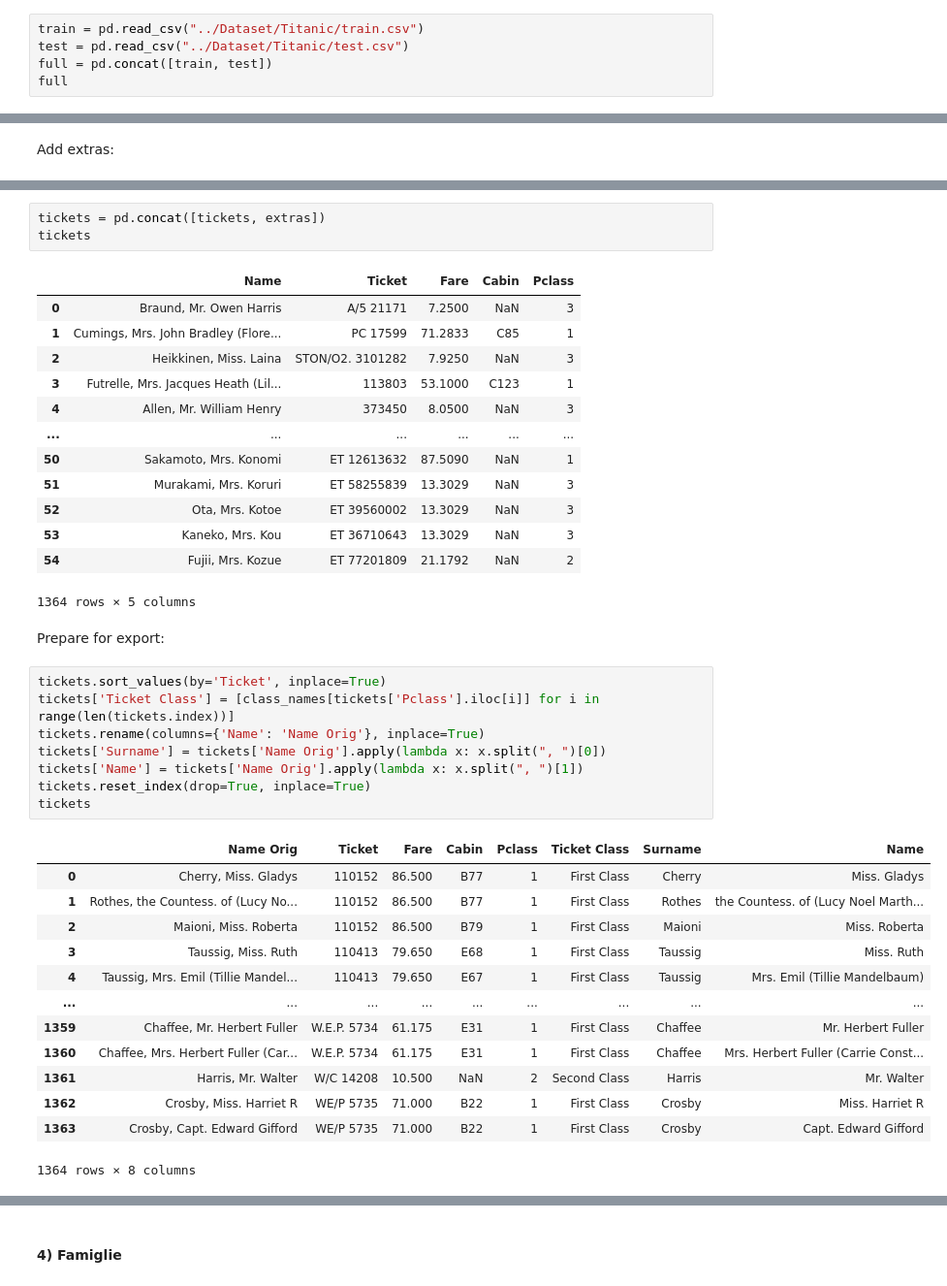
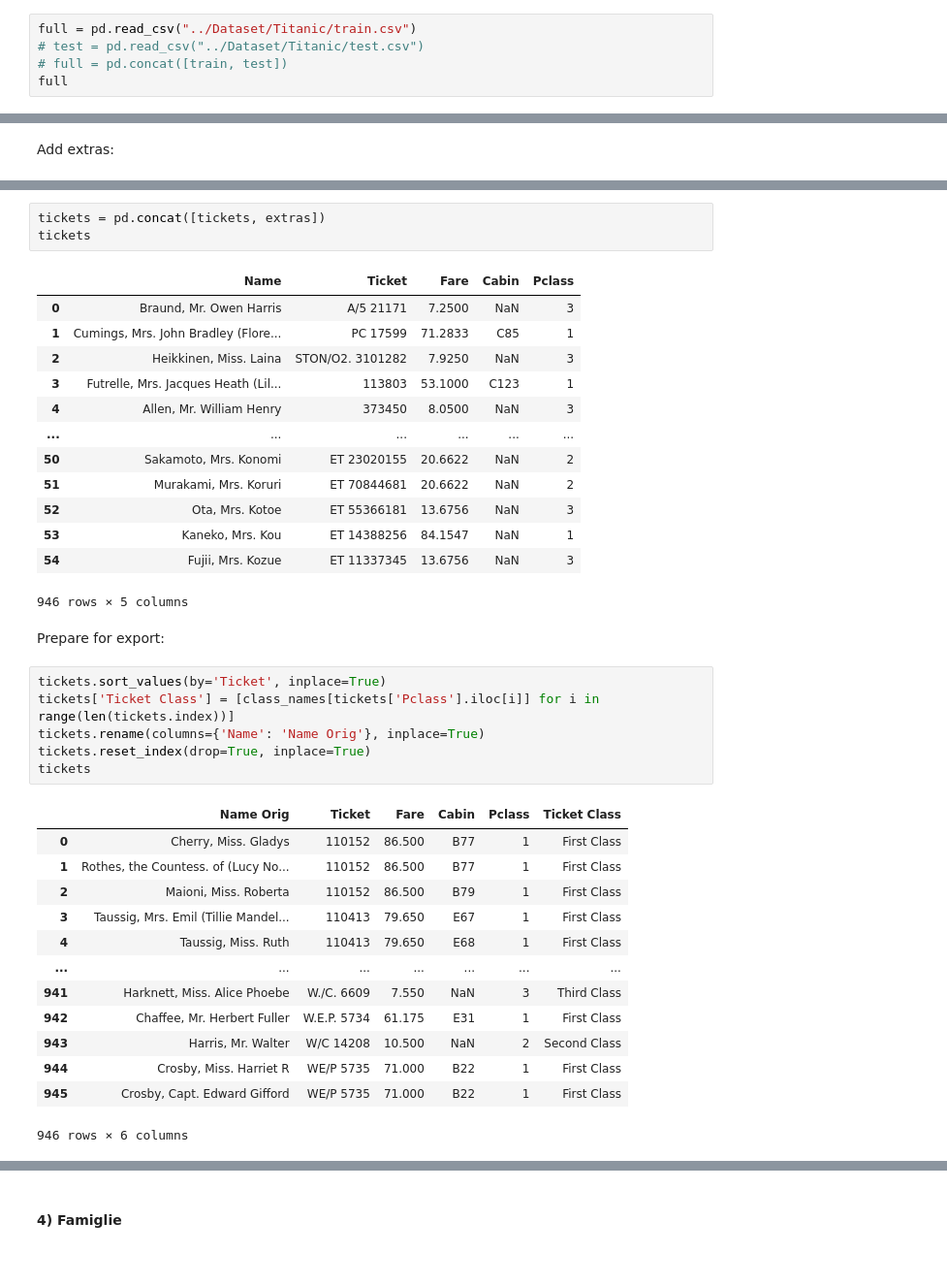
Before and after one commit to ftrono/Academy, a Jupyter notebook: exam/disassembly_dataset.ipynb, the cells around one changed output, grey strips where cells are left out. Shown at 97% size. Drawn from its saved outputs; the diff is of its cells as text.

Commit message:
add exam & dataset

```diff
--- a/exam/disassembly_dataset.ipynb
+++ b/exam/disassembly_dataset.ipynb
@@ -12,9 +12,9 @@ class_names = {1: 'First Class', 2: 'Second Class', 3: 'Third Class'}
 # %% [markdown]
 Import totale:
 # %%
-train = pd.read_csv("../Dataset/Titanic/train.csv")
-test = pd.read_csv("../Dataset/Titanic/test.csv")
-full = pd.concat([train, test])
+full = pd.read_csv("../Dataset/Titanic/train.csv")
+# test = pd.read_csv("../Dataset/Titanic/test.csv")
+# full = pd.concat([train, test])
 full
 # %% [output]
 |  | PassengerId | Survived | Pclass | Name | Sex | Age | SibSp | Parch | Ticket | Fare | ... |
@@ -246,34 +245,32 @@ tickets
 | 3 | Futrelle, Mrs. Jacques Heath (Lil... | 113803 | 53.1000 | C123 | 1 |
 | 4 | Allen, Mr. William Henry | 373450 | 8.0500 | NaN | 3 |
 | ... | ... | ... | ... | ... | ... |
-| 50 | Sakamoto, Mrs. Konomi | ET 12613632 | 87.5090 | NaN | 1 |
-| 51 | Murakami, Mrs. Koruri | ET 58255839 | 13.3029 | NaN | 3 |
-| 52 | Ota, Mrs. Kotoe | ET 39560002 | 13.3029 | NaN | 3 |
-| 53 | Kaneko, Mrs. Kou | ET 36710643 | 13.3029 | NaN | 3 |
-| 54 | Fujii, Mrs. Kozue | ET 77201809 | 21.1792 | NaN | 2 |
+| 50 | Sakamoto, Mrs. Konomi | ET 23020155 | 20.6622 | NaN | 2 |
+| 51 | Murakami, Mrs. Koruri | ET 70844681 | 20.6622 | NaN | 2 |
+| 52 | Ota, Mrs. Kotoe | ET 55366181 | 13.6756 | NaN | 3 |
+| 53 | Kaneko, Mrs. Kou | ET 14388256 | 84.1547 | NaN | 1 |
+| 54 | Fujii, Mrs. Kozue | ET 11337345 | 13.6756 | NaN | 3 |
-1364 rows × 5 columns
+946 rows × 5 columns
 # %% [markdown]
 Prepare for export:
 # %%
 tickets.sort_values(by='Ticket', inplace=True)
 tickets['Ticket Class'] = [class_names[tickets['Pclass'].iloc[i]] for i in range(len(tickets.index))]
 tickets.rename(columns={'Name': 'Name Orig'}, inplace=True)
-tickets['Surname'] = tickets['Name Orig'].apply(lambda x: x.split(", ")[0])
-tickets['Name'] = tickets['Name Orig'].apply(lambda x: x.split(", ")[1])
 tickets.reset_index(drop=True, inplace=True)
 tickets
 # %% [output]
-|  | Name Orig | Ticket | Fare | Cabin | Pclass | Ticket Class | Surname | Name |
-| 0 | Cherry, Miss. Gladys | 110152 | 86.500 | B77 | 1 | First Class | Cherry | Miss. Gladys |
-| 1 | Rothes, the Countess. of (Lucy No... | 110152 | 86.500 | B77 | 1 | First Class | Rothes | the Countess. of (Lucy Noel Marth... |
-| 2 | Maioni, Miss. Roberta | 110152 | 86.500 | B79 | 1 | First Class | Maioni | Miss. Roberta |
-| 3 | Taussig, Miss. Ruth | 110413 | 79.650 | E68 | 1 | First Class | Taussig | Miss. Ruth |
-| 4 | Taussig, Mrs. Emil (Tillie Mandel... | 110413 | 79.650 | E67 | 1 | First Class | Taussig | Mrs. Emil (Tillie Mandelbaum) |
-| ... | ... | ... | ... | ... | ... | ... | ... | ... |
-| 1359 | Chaffee, Mr. Herbert Fuller | W.E.P. 5734 | 61.175 | E31 | 1 | First Class | Chaffee | Mr. Herbert Fuller |
-| 1360 | Chaffee, Mrs. Herbert Fuller (Car... | W.E.P. 5734 | 61.175 | E31 | 1 | First Class | Chaffee | Mrs. Herbert Fuller (Carrie Const... |
-| 1361 | Harris, Mr. Walter | W/C 14208 | 10.500 | NaN | 2 | Second Class | Harris | Mr. Walter |
-| 1362 | Crosby, Miss. Harriet R | WE/P 5735 | 71.000 | B22 | 1 | First Class | Crosby | Miss. Harriet R |
-| 1363 | Crosby, Capt. Edward Gifford | WE/P 5735 | 71.000 | B22 | 1 | First Class | Crosby | Capt. Edward Gifford |
+|  | Name Orig | Ticket | Fare | Cabin | Pclass | Ticket Class |
+| 0 | Cherry, Miss. Gladys | 110152 | 86.500 | B77 | 1 | First Class |
+| 1 | Rothes, the Countess. of (Lucy No... | 110152 | 86.500 | B77 | 1 | First Class |
+| 2 | Maioni, Miss. Roberta | 110152 | 86.500 | B79 | 1 | First Class |
+| 3 | Taussig, Mrs. Emil (Tillie Mandel... | 110413 | 79.650 | E67 | 1 | First Class |
+| 4 | Taussig, Miss. Ruth | 110413 | 79.650 | E68 | 1 | First Class |
+| ... | ... | ... | ... | ... | ... | ... |
+| 941 | Harknett, Miss. Alice Phoebe | W./C. 6609 | 7.550 | NaN | 3 | Third Class |
+| 942 | Chaffee, Mr. Herbert Fuller | W.E.P. 5734 | 61.175 | E31 | 1 | First Class |
+| 943 | Harris, Mr. Walter | W/C 14208 | 10.500 | NaN | 2 | Second Class |
+| 944 | Crosby, Miss. Harriet R | WE/P 5735 | 71.000 | B22 | 1 | First Class |
+| 945 | Crosby, Capt. Edward Gifford | WE/P 5735 | 71.000 | B22 | 1 | First Class |
-1364 rows × 8 columns
+946 rows × 6 columns
 # %%
```
Also changed, not shown: parts of 24 cells of this notebook, 9 other files.
